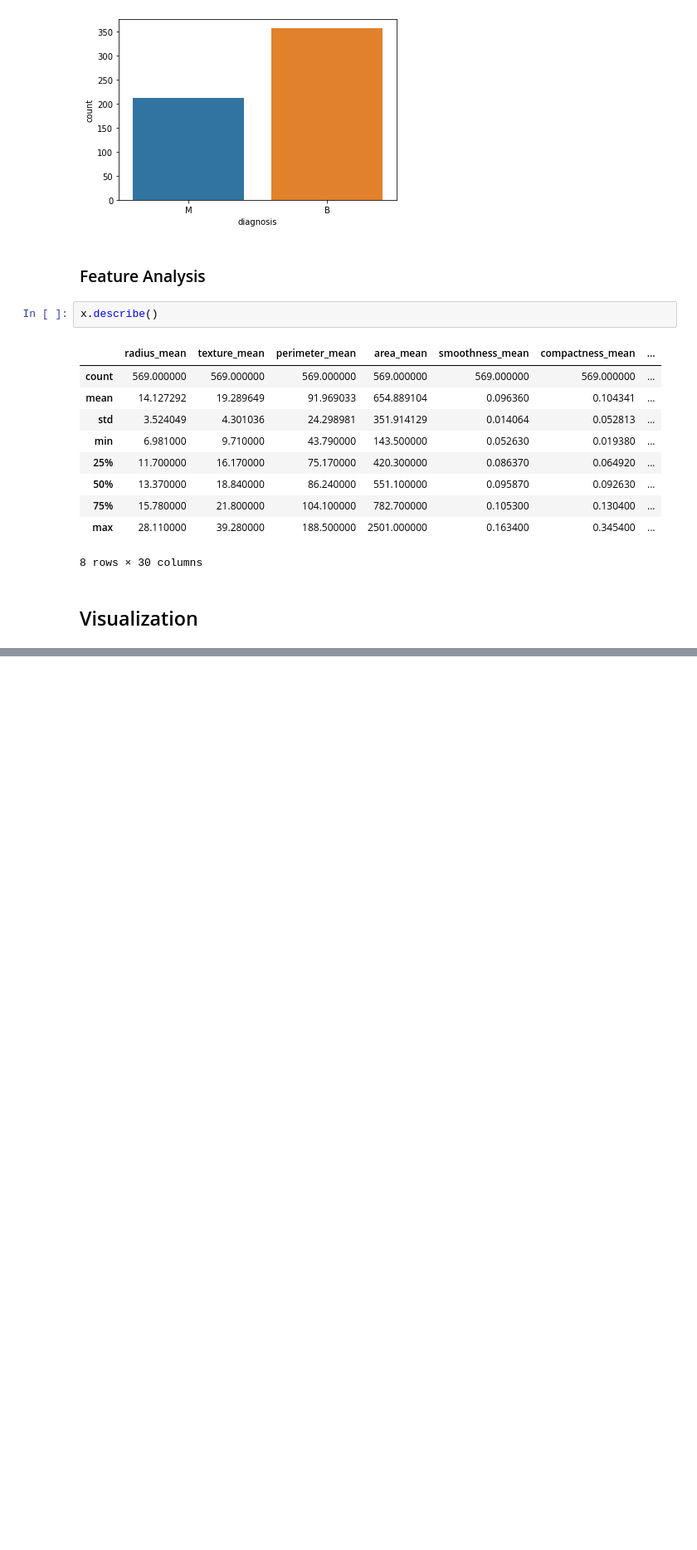
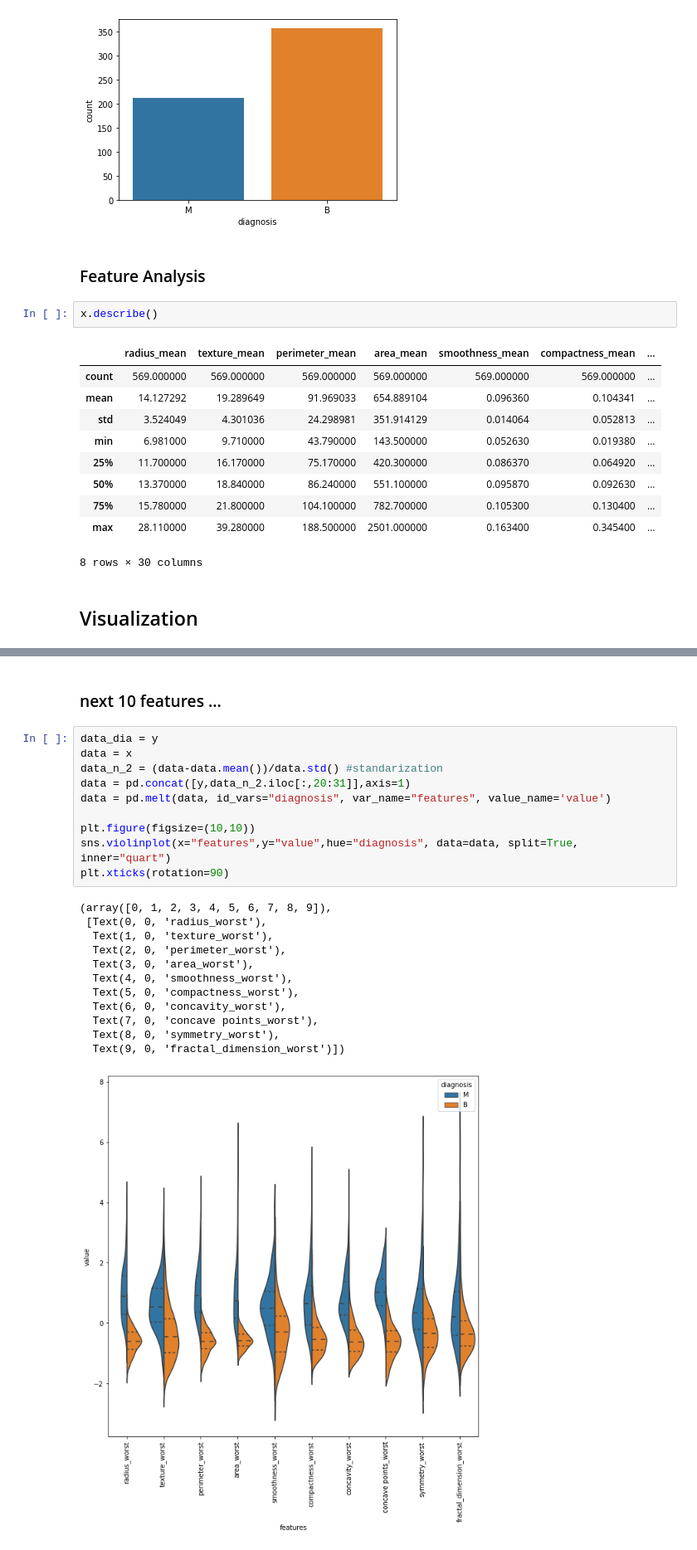
Before and after one commit to estefania-tealdo/breast-cancer-prediction, a Jupyter notebook: breast-cancer-feature-selection.ipynb, the cells around one changed output, grey strips where cells are left out. Shown: that part at 83% size. Drawn from its saved outputs; the diff is of its cells as text; blank space fills up the shorter version.

```diff
--- a/breast-cancer-feature-selection.ipynb
+++ b/breast-cancer-feature-selection.ipynb
@@ -76,0 +116,25 @@ plt.figure(figsize=(10,10))
+# %% [markdown]
+### next 10 features ...
+# %%
+data_dia = y
+data = x
+data_n_2 = (data-data.mean())/data.std() #standarization
+data = pd.concat([y,data_n_2.iloc[:,20:31]],axis=1)
+data = pd.melt(data, id_vars="diagnosis", var_name="features", value_name='value')
+
+plt.figure(figsize=(10,10))
+sns.violinplot(x="features",y="value",hue="diagnosis", data=data, split=True, inner="quart")
+plt.xticks(rotation=90)
+# %% [output]
+(array([0, 1, 2, 3, 4, 5, 6, 7, 8, 9]),
+ [Text(0, 0, 'radius_worst'),
+  Text(1, 0, 'texture_worst'),
+  Text(2, 0, 'perimeter_worst'),
+  Text(3, 0, 'area_worst'),
+  Text(4, 0, 'smoothness_worst'),
+  Text(5, 0, 'compactness_worst'),
+  Text(6, 0, 'concavity_worst'),
+  Text(7, 0, 'concave points_worst'),
+  Text(8, 0, 'symmetry_worst'),
+  Text(9, 0, 'fractal_dimension_worst')])
+[figure, added]
```
Also changed, not shown: parts of 8 cells of this notebook.
